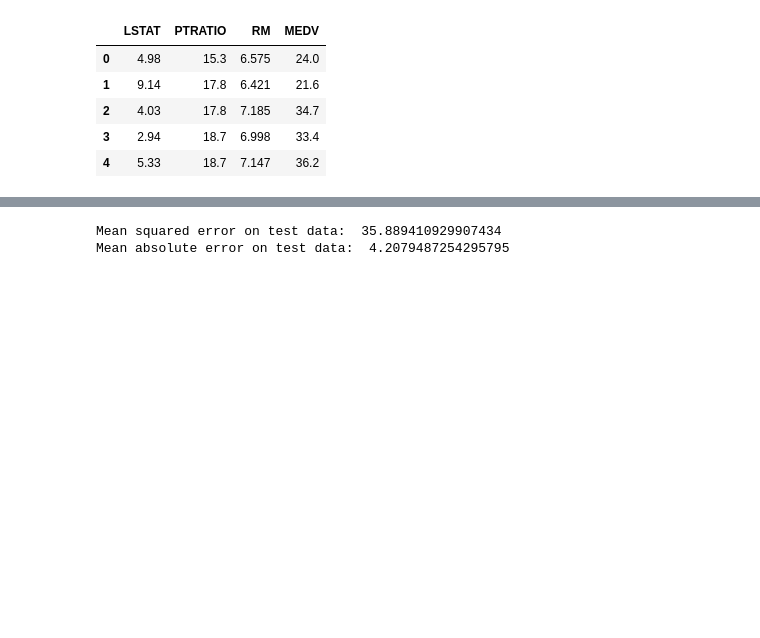
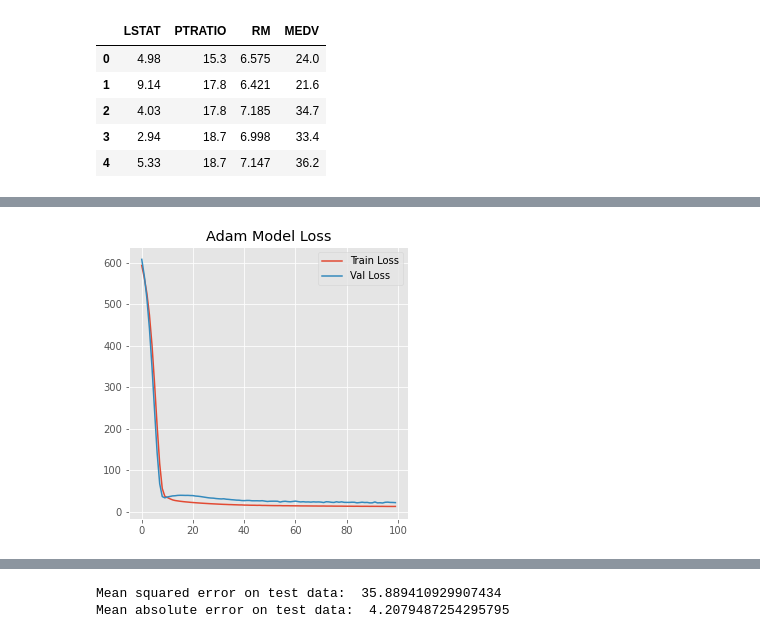
Before and after one commit to HarishBachu/NNDL, a Jupyter notebook: Q1c-Copy1.ipynb, the cells around one changed output, grey strips where cells are left out. Drawn from its saved outputs; the diff is of its cells as text; code cells hidden in the pictures; blank space fills up the shorter version.

```diff
--- a/Q1c-Copy1.ipynb
+++ b/Q1c-Copy1.ipynb
@@ -113,0 +109,5 @@ _________________________________________________________________
+# %%
+#Model Build, Adam
+
+adamModel = getModel()
+adamModel.compile(optimizer='Adam', loss='mse', metrics=['mae'])
@@ -134,4 +149,4 @@ Epoch 100/100
 # %%
-history1 = model.fit(X_train, y_train, epochs=100, validation_split=0.05)
+adamHist = adamModel.fit(X_train, y_train, epochs=100, validation_split=0.05)
 # %% [output]
 Epoch 1/100
@@ -197,0 +169,9 @@ fig.show()
+# %%
+plt.figure(figsize = (5, 5))
+plt.plot(adamHist.history["loss"], label = "Train Loss")
+plt.plot(adamHist.history["val_loss"], label = "Val Loss")
+plt.legend()
+plt.title("Adam Model Loss")
+plt.show()
+# %% [output]
+[figure, added]
```
Also changed, not shown: parts of 19 cells of this notebook.
